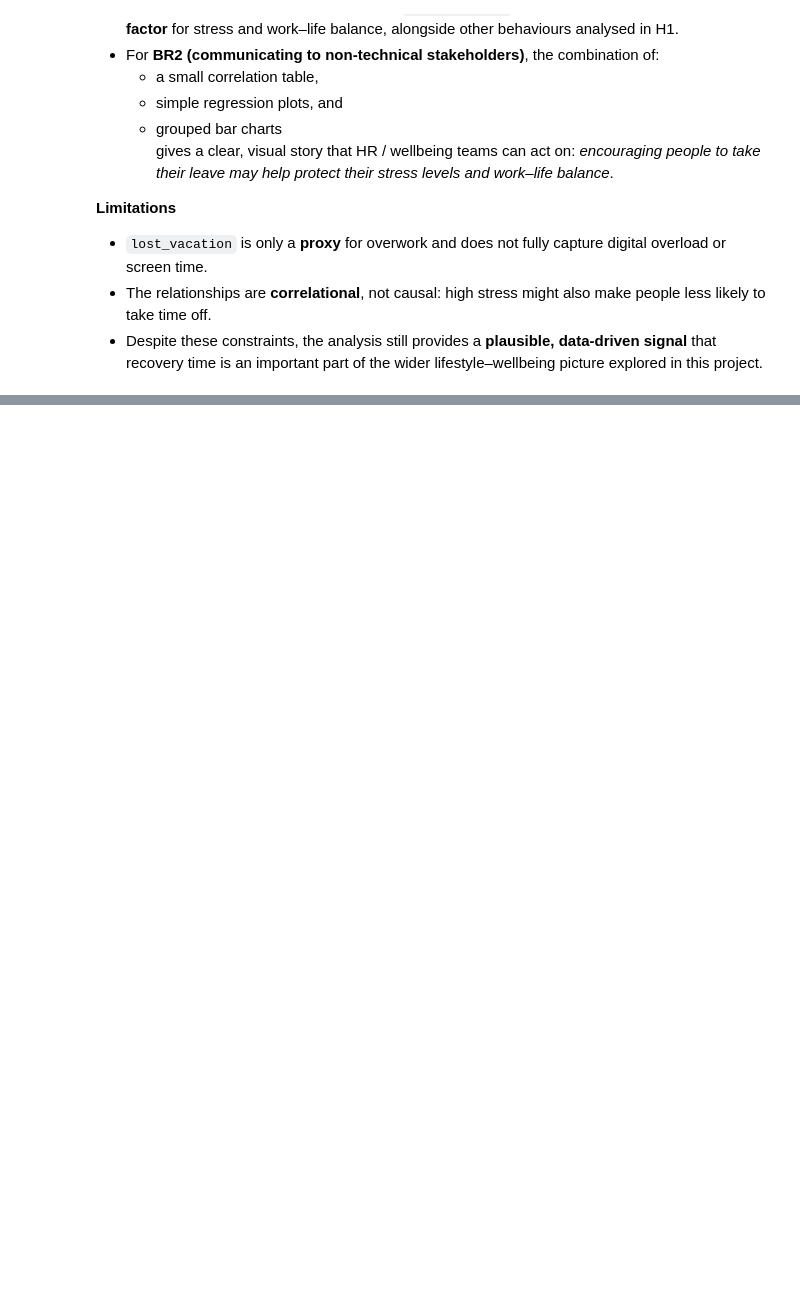
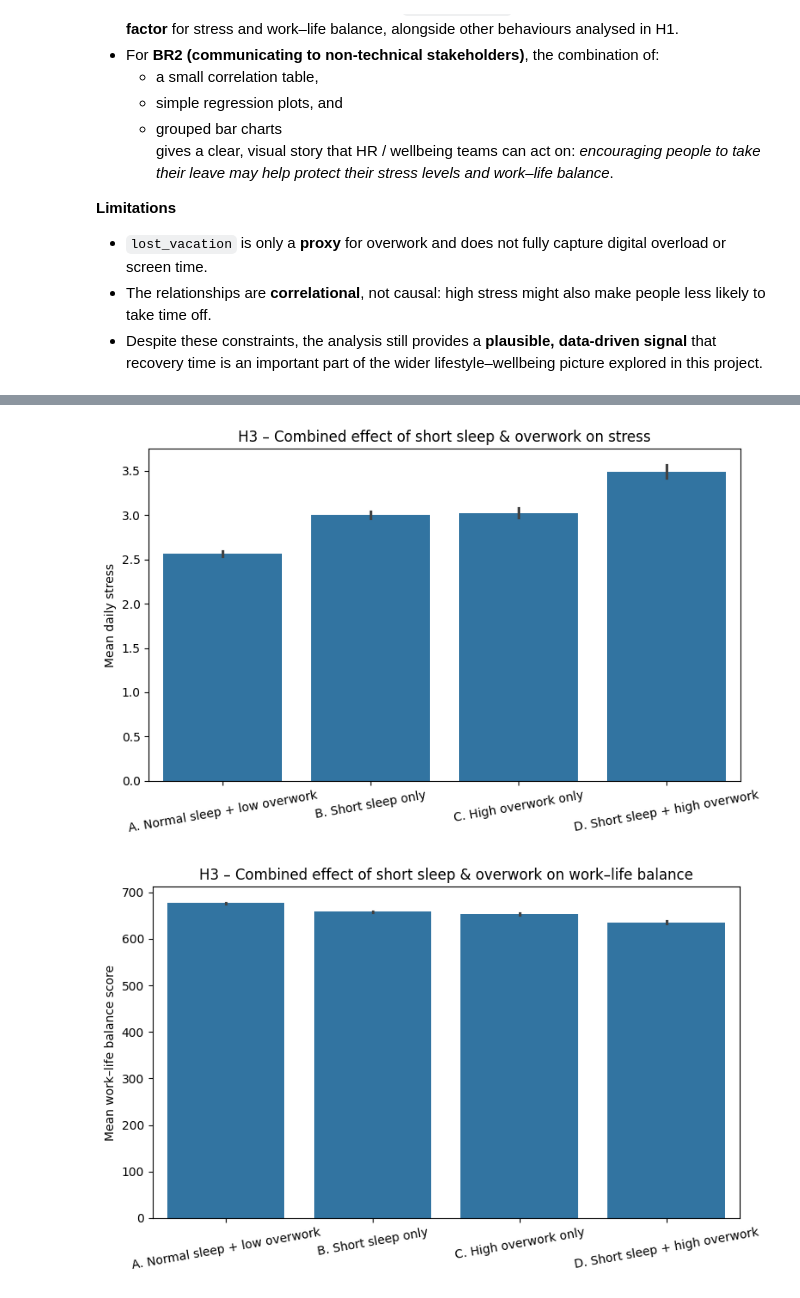
Before and after one commit to giaaxa/lifestyle_wellbeing_analysis, a Jupyter notebook: jupyter_notebooks/Data_visualizations.ipynb, the cells around one changed output, grey strips where cells are left out. Cells and saved outputs as stored; diff of their text form; code cells hidden in the pictures; blank space fills up the shorter version.

```diff
--- a/jupyter_notebooks/Data_visualizations.ipynb
+++ b/jupyter_notebooks/Data_visualizations.ipynb
@@ -390,0 +407,17 @@ Because this dataset does not include a direct screen-time variable, I adapted H
+# %%
+import numpy as np
+
+# 1) Choose simple thresholds
+short_sleep_threshold = 6   # hours or less = "short sleep"
+high_overwork_threshold = 7 # 7–10 lost days = "high overwork"
+
+# 2) Binary flags using simple comparisons
+df["short_sleep"] = (df["sleep_hours"] <= short_sleep_threshold).astype(int)
+df["high_overwork"] = (df["lost_vacation"] >= high_overwork_threshold).astype(int)
+
+# Quick sanity checks
+print("Short sleep value counts:")
+print(df["short_sleep"].value_counts())
+
+print("\nHigh overwork value counts:")
+print(df["high_overwork"].value_counts())
@@ -390,0 +523,43 @@ Because this dataset does not include a direct screen-time variable, I adapted H
+# %%
+import matplotlib.pyplot as plt
+import seaborn as sns
+
+# Ensure consistent order
+order = group_labels
+
+# 4a. Bar plot – daily stress by group
+plt.figure(figsize=(8, 5))
+sns.barplot(
+    data=df,
+    x="sleep_overwork_group",
+    y="daily_stress",
+    order=order,
+    estimator=np.mean,
+    errorbar=("ci", 95),
+)
+plt.xticks(rotation=10)
+plt.xlabel("")
+plt.ylabel("Mean daily stress")
+plt.title("H3 – Combined effect of short sleep & overwork on stress")
+plt.tight_layout()
+plt.show()
+
+# 4b. Bar plot – work–life balance by group (optional but nice)
+plt.figure(figsize=(8, 5))
+sns.barplot(
+    data=df,
+    x="sleep_overwork_group",
+    y="work_life_balance_score",
+    order=order,
+    estimator=np.mean,
+    errorbar=("ci", 95),
+)
+plt.xticks(rotation=10)
+plt.xlabel("")
+plt.ylabel("Mean work–life balance score")
+plt.title("H3 – Combined effect of short sleep & overwork on work–life balance")
+plt.tight_layout()
+plt.show()
+# %% [output]
+[figure, added]
+[figure, added]
```
Also changed, not shown: parts of 9 cells of this notebook.
